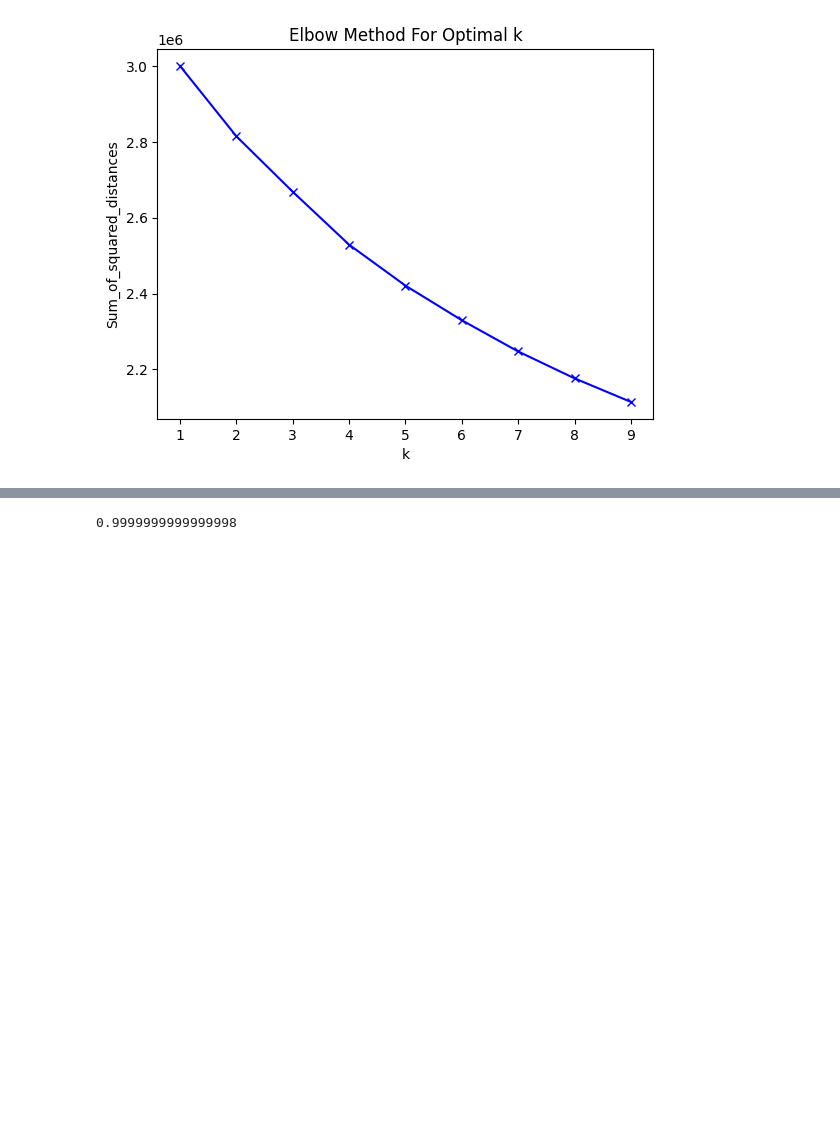
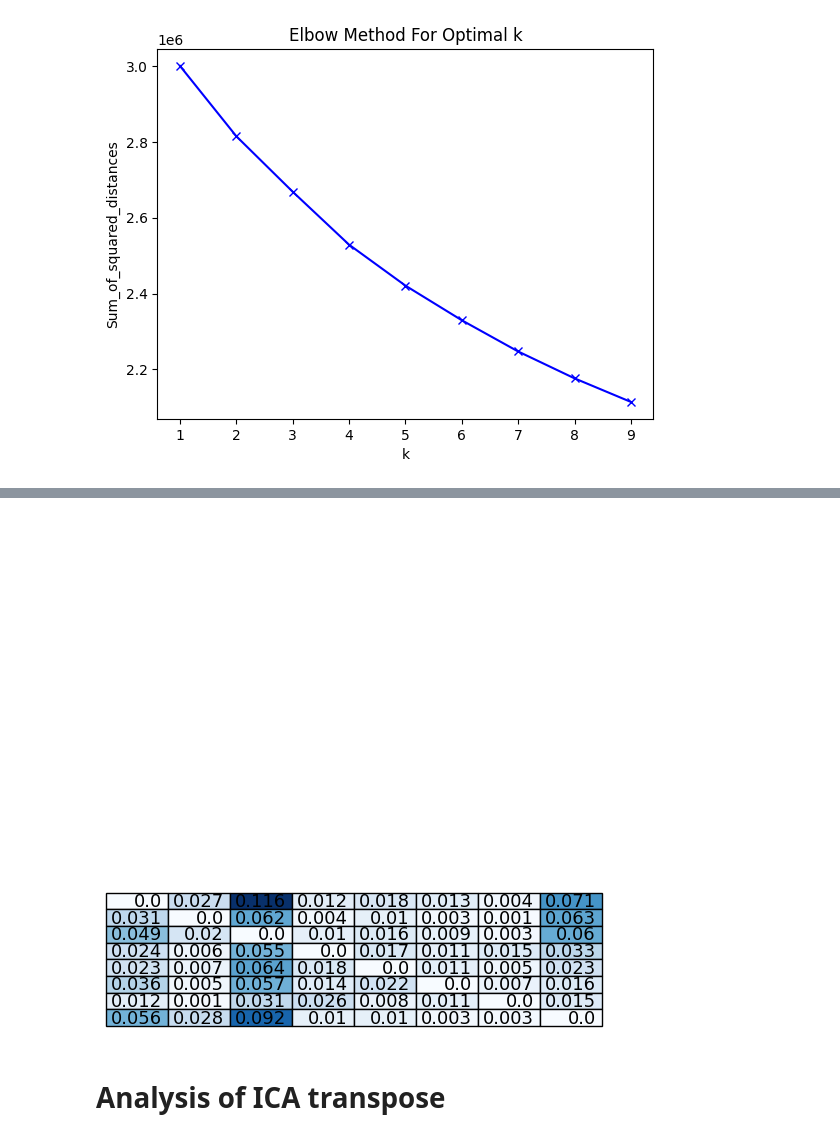
Before and after one commit to alteriis/calcium_dynamics, a Jupyter notebook: analyze/Analyze ICA.ipynb, the cells around one changed output, grey strips where cells are left out. Saved outputs shown, nothing was run; the diff lists cells and outputs as text; code cells hidden in the pictures; blank space fills up the shorter version.

```diff
--- a/analyze/Analyze ICA.ipynb
+++ b/analyze/Analyze ICA.ipynb
@@ -192,4 +280,24 @@ get_connected_components(signal,threshold)
-# %%
-np.var(signals[:,2])
-# %% [output]
-0.9999999999999998
+# %%
+np.fill_diagonal(transition_prob, 0) #c'è una cosa da discutere su python: certe funzioni alterano il content!
+
+
+
+# Set the color map
+cmap = plt.cm.Blues
+colors = transition_prob/transition_prob.max()
+# Create a figure and axis object
+fig, ax = plt.subplots()
+# Create a table object and add it to the axis
+table = ax.table(cellText=transition_prob.round(3),
+                 cellColours=cmap(colors))
+# Set the font size of the table text
+table.set_fontsize(14)
+# Remove the axis ticks and labels
+ax.axis('off')
+
+# Show the plot
+plt.show()
+# %% [output]
+[figure, added]
+# %% [markdown]
+# Analysis of ICA transpose
```
Also changed, not shown: parts of 18 cells of this notebook, 13 other files.
